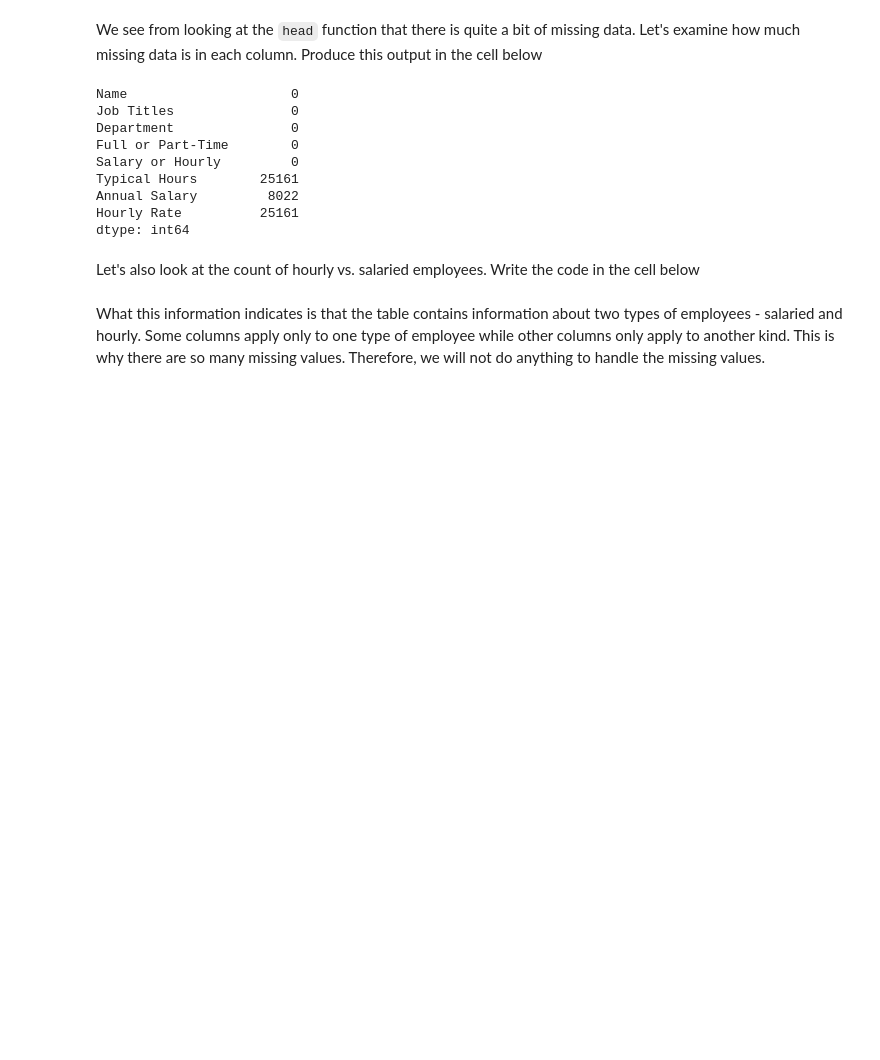
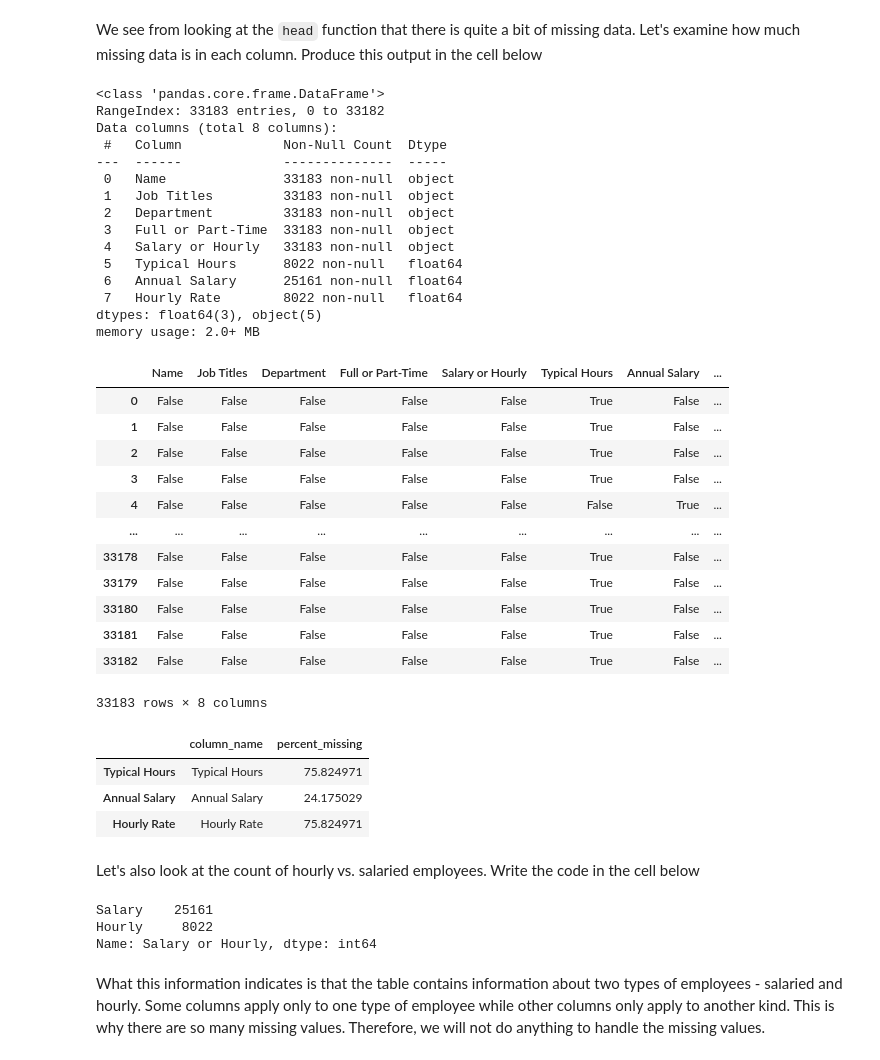
Before and after one commit to vikkieessien/data-pt-ber-08-20, a Jupyter notebook: Labs/module-2_labs/02_probabilities/03_lab-hypothesis-testing/your-code/main.ipynb, the cells around one changed output. Saved outputs shown, nothing was run; the diff lists cells and outputs as text; code cells hidden in the pictures; blank space fills up the shorter version.

```diff
--- a/Labs/module-2_labs/02_probabilities/03_lab-hypothesis-testing/your-code/main.ipynb
+++ b/Labs/module-2_labs/02_probabilities/03_lab-hypothesis-testing/your-code/main.ipynb
@@ -35,16 +35,52 @@ We see from looking at the `head` function that there is quite a bit of missing
 # %%
 # Your code here:
 
-salaries.isnull().sum()
+salaries.info()
 # %% [output]
-Name                     0
-Job Titles               0
-Department               0
-Full or Part-Time        0
-Salary or Hourly         0
-Typical Hours        25161
-Annual Salary         8022
-Hourly Rate          25161
-dtype: int64
+<class 'pandas.core.frame.DataFrame'>
+RangeIndex: 33183 entries, 0 to 33182
+Data columns (total 8 columns):
+ #   Column             Non-Null Count  Dtype
+---  ------             --------------  -----
+ 0   Name               33183 non-null  object
+ 1   Job Titles         33183 non-null  object
+ 2   Department         33183 non-null  object
+ 3   Full or Part-Time  33183 non-null  object
+ 4   Salary or Hourly   33183 non-null  object
+ 5   Typical Hours      8022 non-null   float64
+ 6   Annual Salary      25161 non-null  float64
+ 7   Hourly Rate        8022 non-null   float64
+dtypes: float64(3), object(5)
+memory usage: 2.0+ MB
+# %%
+salaries.isna()
+# %% [output]
+|  | Name | Job Titles | Department | Full or Part-Time | Salary or Hourly | Typical Hours | Annual Salary | ... |
+| 0 | False | False | False | False | False | True | False | ... |
+| 1 | False | False | False | False | False | True | False | ... |
+| 2 | False | False | False | False | False | True | False | ... |
+| 3 | False | False | False | False | False | True | False | ... |
+| 4 | False | False | False | False | False | False | True | ... |
+| ... | ... | ... | ... | ... | ... | ... | ... | ... |
+| 33178 | False | False | False | False | False | True | False | ... |
+| 33179 | False | False | False | False | False | True | False | ... |
+| 33180 | False | False | False | False | False | True | False | ... |
+| 33181 | False | False | False | False | False | True | False | ... |
+| 33182 | False | False | False | False | False | True | False | ... |
+33183 rows × 8 columns
+# %%
+# Identifying the missing values
+
+percent_missing = salaries.isnull().sum() * 100 / len (salaries)
+missing_values_salaries = pd.DataFrame({'column_name': salaries.columns,
+                              'percent_missing': percent_missing})
+
+checking_missing_values = missing_values_salaries[missing_values_salaries['percent_missing'] > 10]
+checking_missing_values
+# %% [output]
+|  | column_name | percent_missing |
+| Typical Hours | Typical Hours | 75.824971 |
+| Annual Salary | Annual Salary | 24.175029 |
+| Hourly Rate | Hourly Rate | 75.824971 |
 # %% [markdown]
 Let's also look at the count of hourly vs. salaried employees. Write the code in the cell below
@@ -53,3 +87,13 @@ Let's also look at the count of hourly vs. salaried employees. Write the code in
+# %%
+# Your code here:
+
+
+#salaries[['Annual Salary','Hourly Rate']].count()
+salaries['Salary or Hourly'].value_counts()
+# %% [output]
+Salary    25161
+Hourly     8022
+Name: Salary or Hourly, dtype: int64
 # %% [markdown]
 What this information indicates is that the table contains information about two types of employees - salaried and hourly. Some columns apply only to one type of employee while other columns only apply to another kind. This is why there are so many missing values. Therefore, we will not do anything to handle the missing values.
 # %% [markdown]
```
Also changed, not shown: parts of 14 cells of this notebook, 4 other files.
